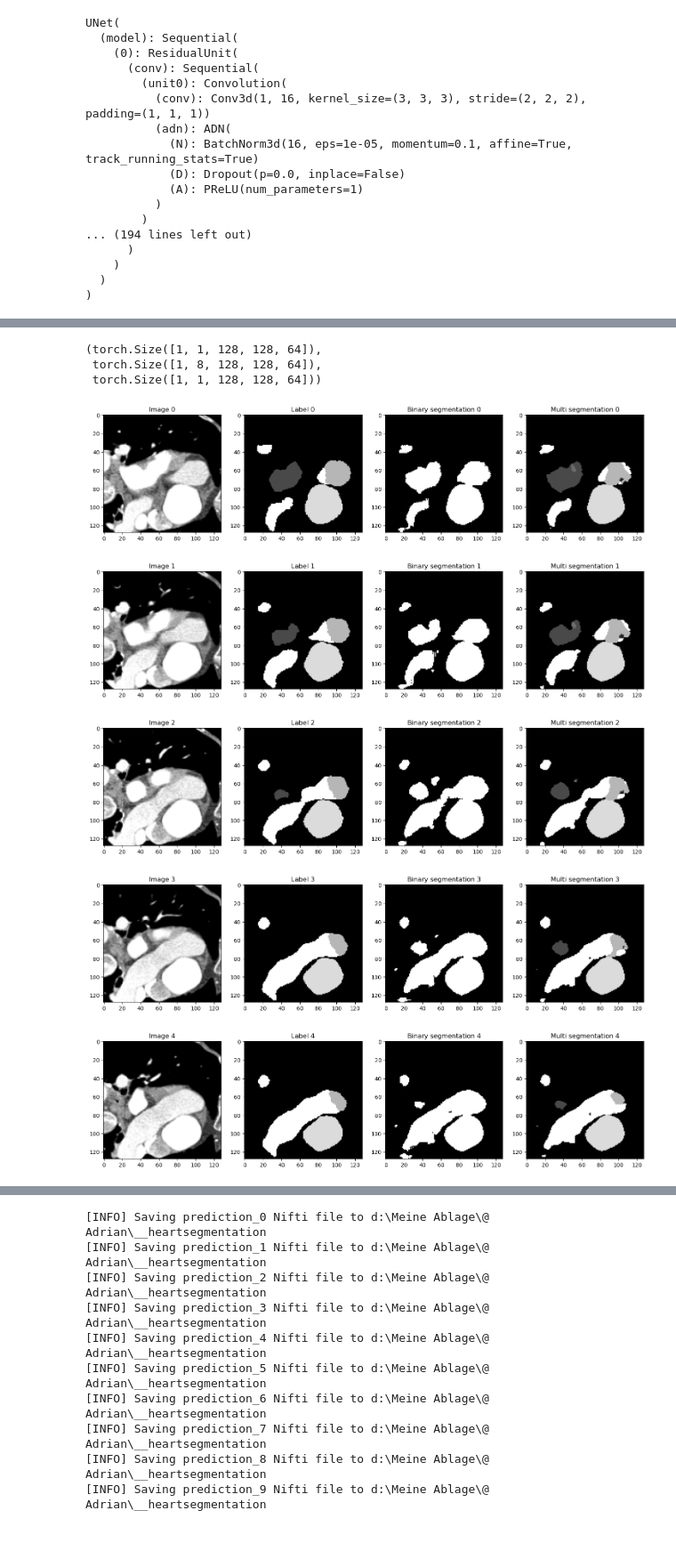
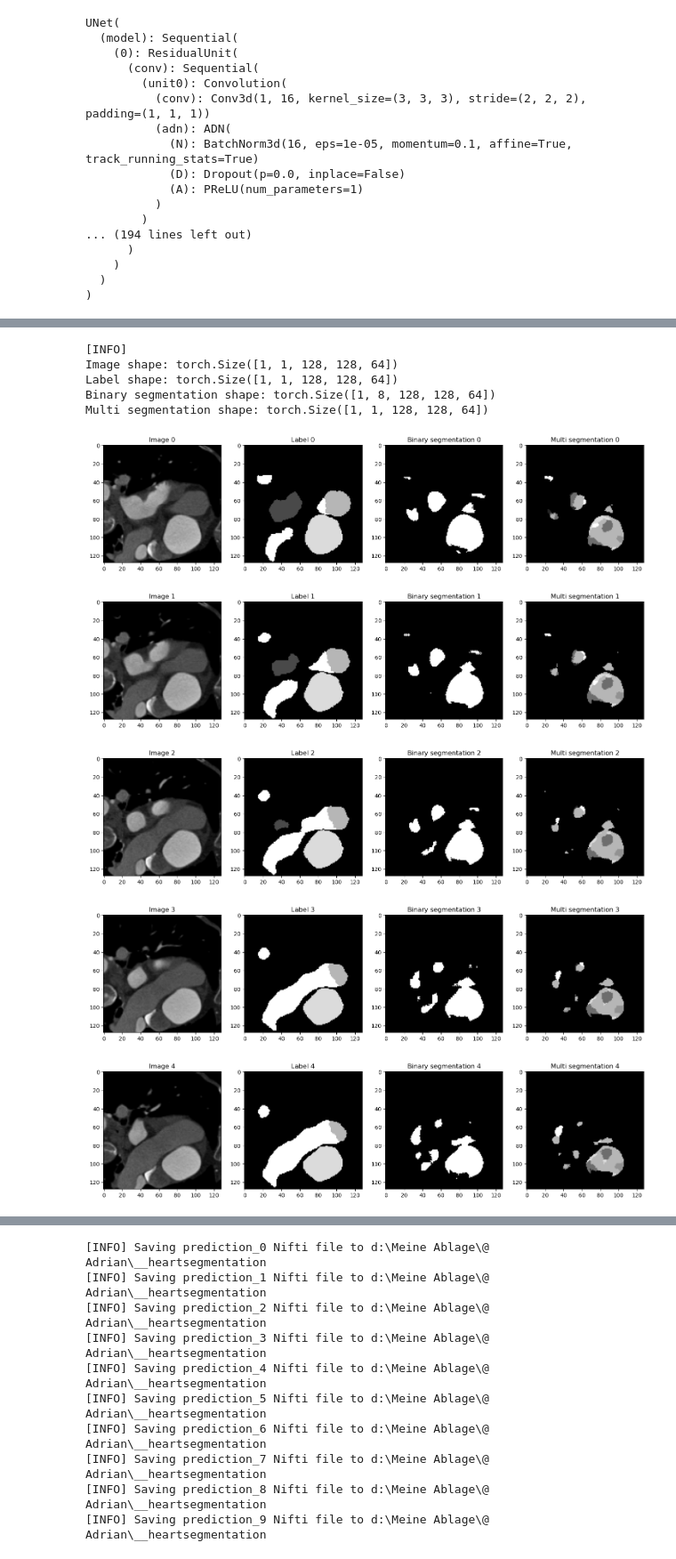
Before and after one commit to AdrianGraumnitz/Medical_Segmantion_PyTorch-MONAI, a Jupyter notebook: predictions.ipynb, the cells around one changed output, grey strips where cells are left out. Shown at 89% size. Cells and saved outputs as stored; diff of their text form; code cells hidden in the pictures.

```diff
--- a/predictions.ipynb
+++ b/predictions.ipynb
@@ -101,6 +76,9 @@ test_dataloader = DataLoader(dataset = test_ds,
+# %%
+import data_setup
+_, test_dataloader = data_setup.prepare(in_dir = in_dir.parent / 'test_data')
 # %%
 model, device = u_net.unet()
-model.load_state_dict(torch.load(target_dir / 'ModelV3_diceloss.pth'))
+model.load_state_dict(torch.load(target_dir / 'ModelV5_diceloss.pth'))
 model.eval()
 # %% [output]
 UNet(
@@ -143,35 +102,0 @@ with torch.inference_mode():
-# %%
-prediction = prediction.unsqueeze(dim = 0)
-prediction.shape, test_outputs.shape, test_patient['seg'].shape
-# %% [output]
-(torch.Size([1, 1, 128, 128, 64]),
- torch.Size([1, 8, 128, 128, 64]),
- torch.Size([1, 1, 128, 128, 64]))
-# %%
-test_outputs = sigmoid_activation(test_outputs)
-test_outputs = 1 - test_outputs
-test_outputs = test_outputs > 0.53 #Make the Values binary, i think not effective for our cause
-
-z=50
-for i in range(5):
-        plt.figure('check', (18, 6))
-        plt.subplot(1, 4, 1)
-        plt.title(f'Image {i}')
-        plt.imshow(test_patient['vol'][0, 0, :, :, i+z], cmap = 'gray')
-        plt.subplot(1, 4, 2)
-        plt.title(f'Label {i}')
-        plt.imshow(test_patient['seg'][0, 0, :, :, i+z], cmap ='gray')
-        plt.subplot(1, 4, 3)
-        plt.title(f'Binary segmentation {i}')
-        plt.imshow(test_outputs.detach().cpu()[0, 0, :, :, i + z], cmap = 'gray')
-
-        plt.subplot(1, 4, 4)
-        plt.title(f'Multi segmentation {i}')
-        plt.imshow(prediction.detach().cpu()[0, 0, :, :, i + z], cmap = 'gray')
-        plt.show()
-# %% [output]
-[figure, removed]
-[figure, removed]
-[figure, removed]
-[figure, removed]
-[figure, removed]
@@ -194,0 +103,19 @@ with torch.inference_mode():
+# %%
+prediction, output = engine.perform_inference(model = model,
+                                              test_patient = test_patient)
+# %% [output]
+[INFO]
+Image shape: torch.Size([1, 1, 128, 128, 64])
+Label shape: torch.Size([1, 1, 128, 128, 64])
+Binary segmentation shape: torch.Size([1, 8, 128, 128, 64])
+Multi segmentation shape: torch.Size([1, 1, 128, 128, 64])
+# %%
+utils.plot_image_label_prediction(test_patient = test_patient,
+                                  prediction = prediction,
+                                  test_outputs = output)
+# %% [output]
+[figure, added]
+[figure, added]
+[figure, added]
+[figure, added]
+[figure, added]
```
Also changed, not shown: parts of 14 cells of this notebook, 5 other files.
